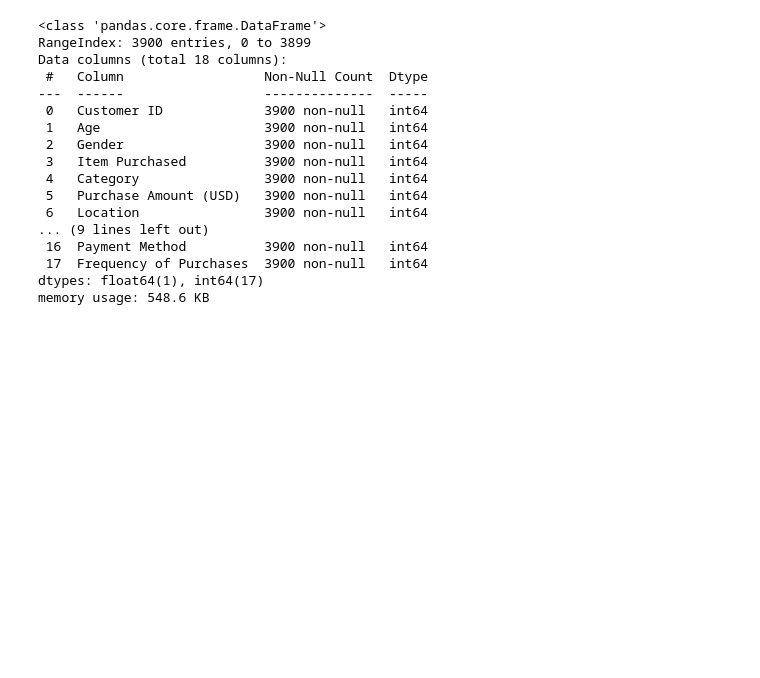
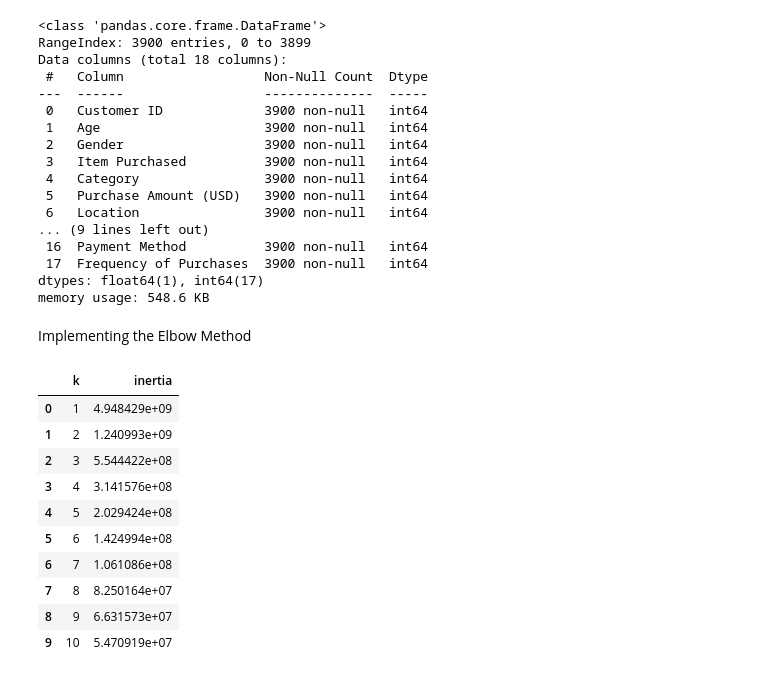
Before and after one commit to kylekerner/project2, a Jupyter notebook: project2.ipynb, the cells around one changed output. Cells and saved outputs as stored; diff of their text form; code cells hidden in the pictures; blank space fills up the shorter version.

```diff
--- a/project2.ipynb
+++ b/project2.ipynb
@@ -467,3 +477,5 @@ Data columns (total 18 columns):
  17  Frequency of Purchases  3900 non-null   int64
 dtypes: float64(1), int64(17)
 memory usage: 548.6 KB
+# %% [markdown]
+Implementing the Elbow Method
@@ -469,0 +494,24 @@ memory usage: 548.6 KB
+# %%
+# Create a dictionary with the data to plot the elbow curve
+elbow_data = {
+    "k": k,
+    "inertia": inertia
+}
+
+# Create a DataFrame with the data to plot the elbow curve
+df_elbow = pd.DataFrame(elbow_data)
+
+# Display the DataFrame
+df_elbow
+# %% [output]
+|  | k | inertia |
+| 0 | 1 | 4.948429e+09 |
+| 1 | 2 | 1.240993e+09 |
+| 2 | 3 | 5.544422e+08 |
+| 3 | 4 | 3.141576e+08 |
+| 4 | 5 | 2.029424e+08 |
+| 5 | 6 | 1.424994e+08 |
+| 6 | 7 | 1.061086e+08 |
+| 7 | 8 | 8.250164e+07 |
+| 8 | 9 | 6.631573e+07 |
+| 9 | 10 | 5.470919e+07 |
```
Also changed, not shown: parts of 8 cells of this notebook.
